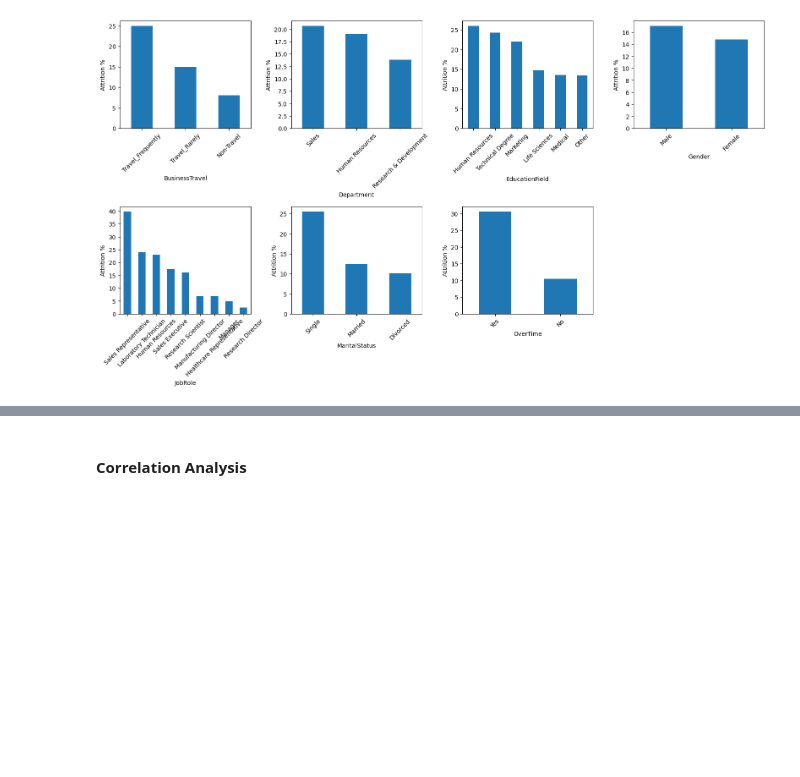
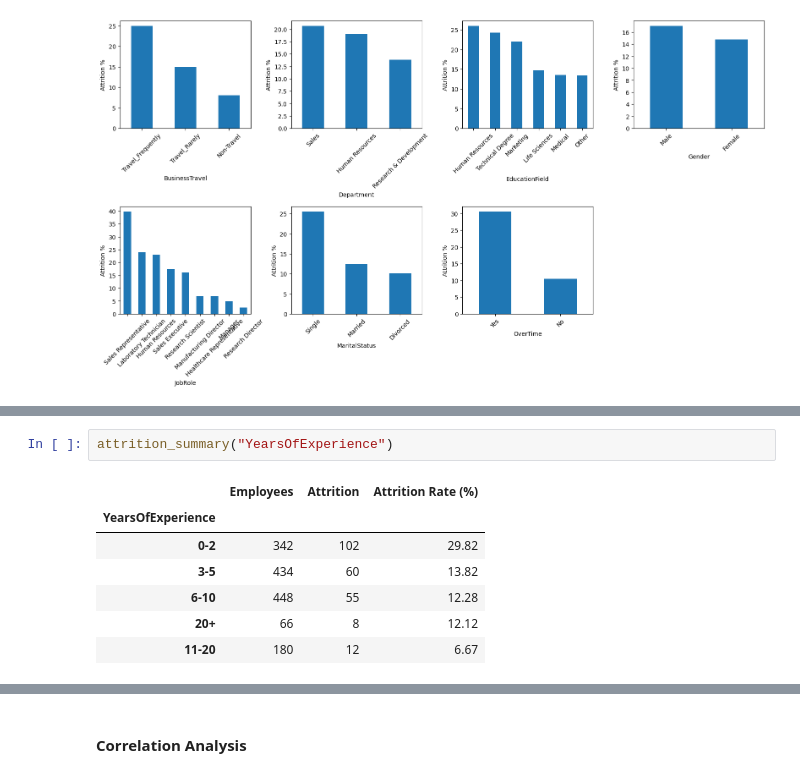
Before and after one commit to p-kaushik7799/IBM-Employee-Attrition-Analysis, a Jupyter notebook: ibm_analytics.ipynb, the cells around one changed output, grey strips where cells are left out. Saved outputs shown, nothing was run; the diff lists cells and outputs as text; blank space fills up the shorter version.

```diff
--- a/ibm_analytics.ipynb
+++ b/ibm_analytics.ipynb
@@ -471,0 +528,10 @@ plt.show()
+# %%
+attrition_summary("YearsOfExperience")
+# %% [output]
+|  | Employees | Attrition | Attrition Rate (%) |
+| YearsOfExperience |  |  |  |
+| 0-2 | 342 | 102 | 29.82 |
+| 3-5 | 434 | 60 | 13.82 |
+| 6-10 | 448 | 55 | 12.28 |
+| 20+ | 66 | 8 | 12.12 |
+| 11-20 | 180 | 12 | 6.67 |
```
Also changed, not shown: parts of 35 cells of this notebook, 3 other files.
